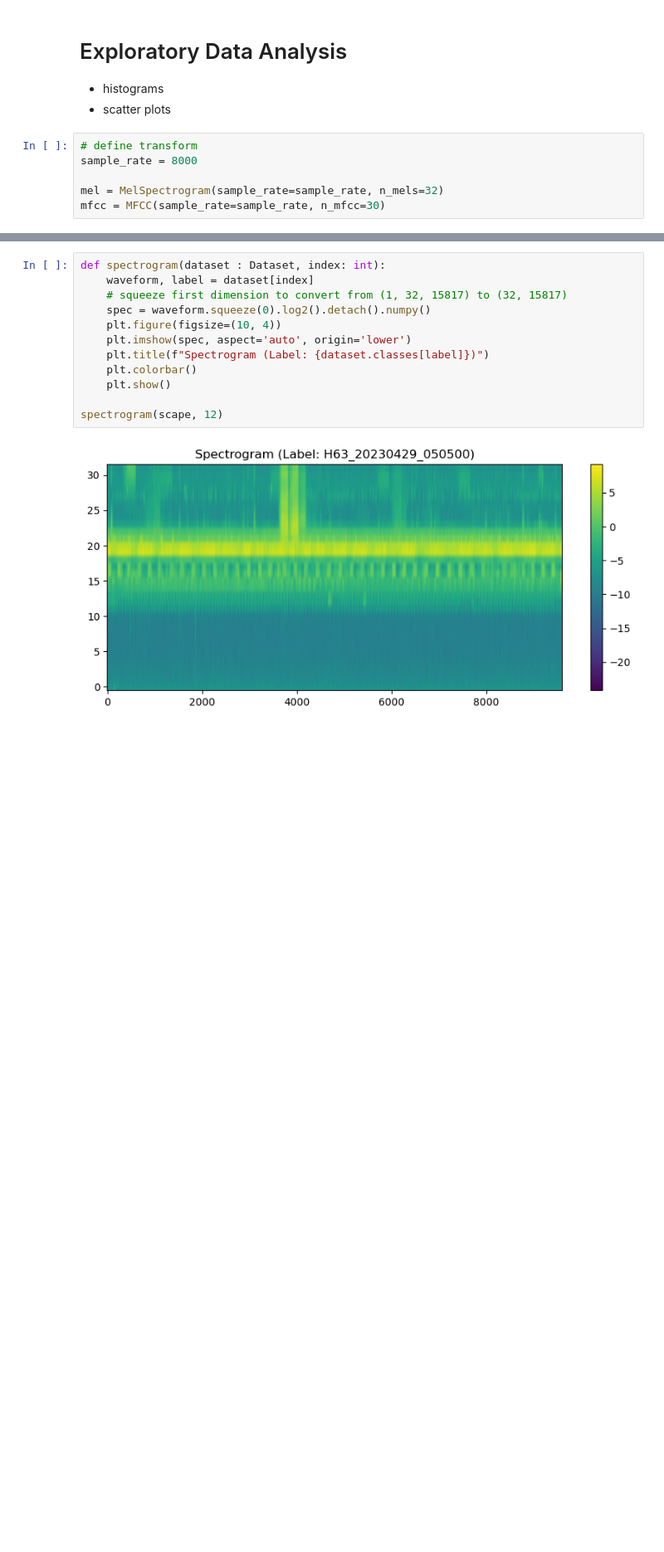
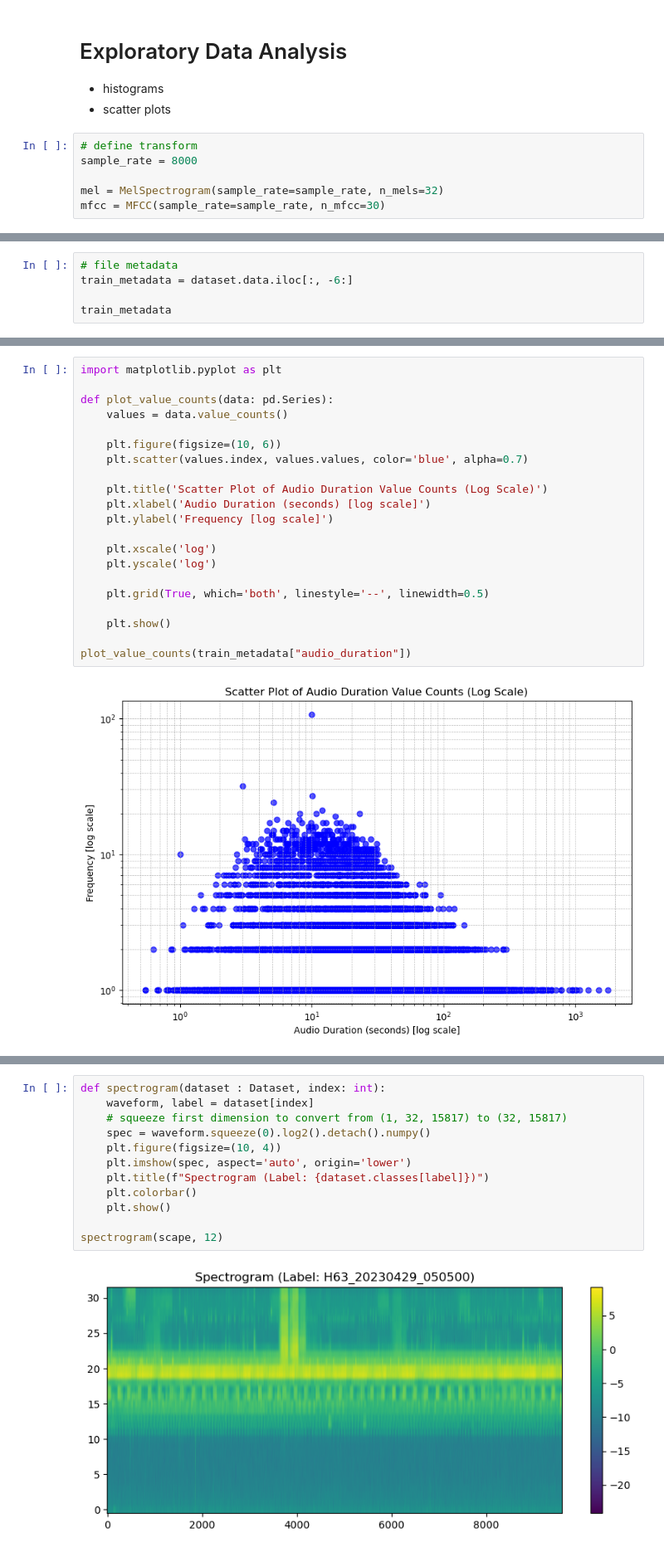
Before and after one commit to quercia-dev/birdclef2025, a Jupyter notebook: 01_Exploratory.ipynb, the cells around one changed output, grey strips where cells are left out. Shown: that part at 83% size. Cells and saved outputs as stored; diff of their text form; blank space fills up the shorter version.

```diff
--- a/01_Exploratory.ipynb
+++ b/01_Exploratory.ipynb
@@ -107 +145,6 @@ dataset = AudioDataset(transform=mel)
 dataloader = DataLoader(dataset, batch_size=16, shuffle=True, num_workers=0)
+# %%
+# file metadata
+train_metadata = dataset.data.iloc[:, -6:]
+
+train_metadata
@@ -111,0 +186,23 @@ dataloader_scape = DataLoader(dataset, batch_size=16, shuffle=True, num_workers=
+# %%
+import matplotlib.pyplot as plt
+
+def plot_value_counts(data: pd.Series):
+    values = data.value_counts()
+
+    plt.figure(figsize=(10, 6))
+    plt.scatter(values.index, values.values, color='blue', alpha=0.7)
+
+    plt.title('Scatter Plot of Audio Duration Value Counts (Log Scale)')
+    plt.xlabel('Audio Duration (seconds) [log scale]')
+    plt.ylabel('Frequency [log scale]')
+
+    plt.xscale('log')
+    plt.yscale('log')
+
+    plt.grid(True, which='both', linestyle='--', linewidth=0.5)
+
+    plt.show()
+
+plot_value_counts(train_metadata["audio_duration"])
+# %% [output]
+[figure, added]
```
Also changed, not shown: parts of 14 cells of this notebook.
